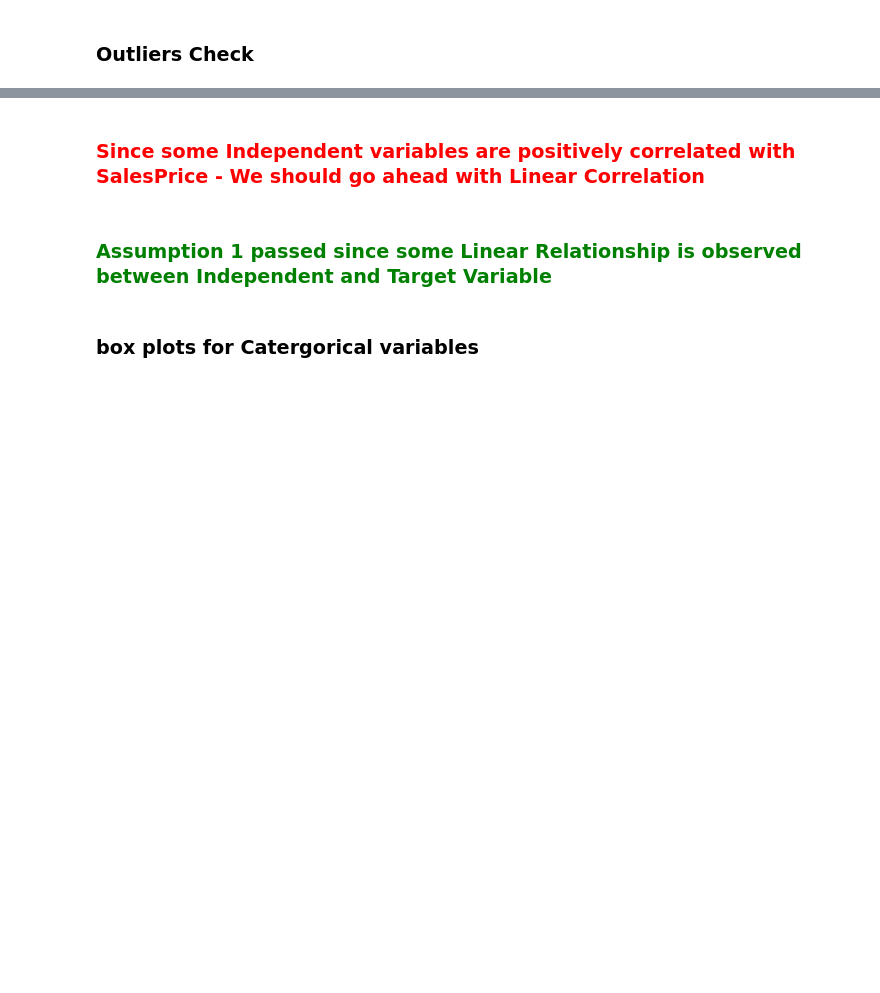
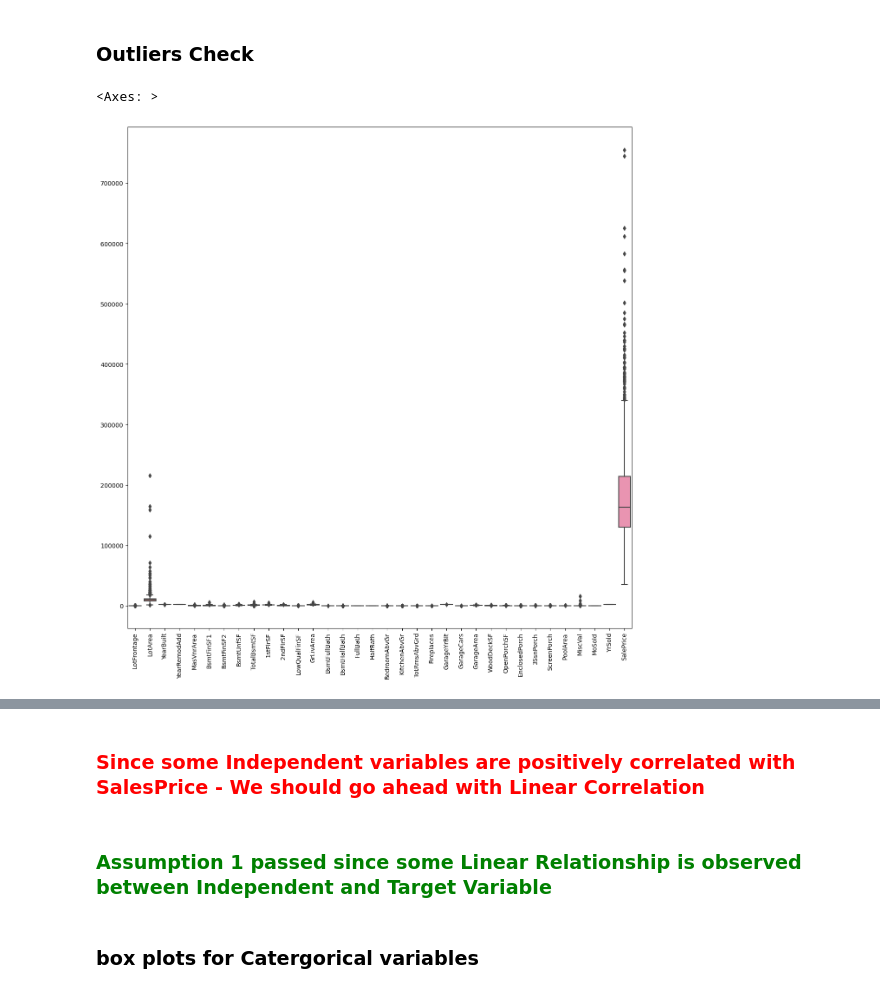
Before and after one commit to Gurupreet1111/AdvancedRegression, a Jupyter notebook: AdvanceRegressionAssignemnt.ipynb, the cells around one changed output, grey strips where cells are left out. Cells and saved outputs as stored; diff of their text form; code cells hidden in the pictures; blank space fills up the shorter version.

```diff
--- a/AdvanceRegressionAssignemnt.ipynb
+++ b/AdvanceRegressionAssignemnt.ipynb
@@ -56,7 +70,3 @@ memory usage: 924.0+ KB
 df.shape
 # %% [output]
 (1460, 81)
-# %%
-df.drop(['PoolQC','MiscFeature','Fence','Alley','FireplaceQu'], axis=1,inplace=True)
-
-# Dropping columns with Maximum NAN values
@@ -67,17 +89,23 @@ df.drop(['Id'], axis=1,inplace=True)
 #Columns with missing values
 col=['LotFrontage','MasVnrArea','GarageYrBlt']
 for i in col:
-    df[i] = df[i].fillna(df[i].mean())
+    df[i] = df[i].fillna(df[i].median())
 # %%
 col1=['MasVnrType','BsmtQual','BsmtCond','BsmtFinType1','BsmtFinType2','GarageType','GarageFinish','GarageQual','GarageCond']
 df['MasVnrType'] = df['MasVnrType'].fillna("None")
-df['BsmtQual'] = df['BsmtQual'].fillna("TA")
-df['BsmtCond'] = df['BsmtCond'].fillna("TA")
-df['BsmtFinType1'] = df['BsmtFinType1'].fillna("Unf")
-df['BsmtFinType2'] = df['BsmtFinType2'].fillna("Unf")
-df['GarageType'] = df['GarageType'].fillna("Attchd")
-df['GarageFinish'] = df['GarageFinish'].fillna("Unf")
-df['GarageQual'] = df['GarageQual'].fillna("TA")
-df['GarageCond'] = df['GarageCond'].fillna("TA")
-df['Electrical']=df['Electrical'].fillna("SBrkr")
-df['BsmtExposure']=df['BsmtExposure'].fillna('No')
+df['BsmtQual'] = df['BsmtQual'].fillna("None")
+df['BsmtCond'] = df['BsmtCond'].fillna("None")
+df['BsmtFinType1'] = df['BsmtFinType1'].fillna("None")
+df['BsmtFinType2'] = df['BsmtFinType2'].fillna("None")
+df['GarageType'] = df['GarageType'].fillna("None")
+df['GarageFinish'] = df['GarageFinish'].fillna("None")
+df['GarageQual'] = df['GarageQual'].fillna("None")
+df['GarageCond'] = df['GarageCond'].fillna("None")
+df['Electrical']=df['Electrical'].fillna("None")
+df['BsmtExposure']=df['BsmtExposure'].fillna('None')
+
+df['PoolQC']=df['PoolQC'].fillna('None')
+df['MiscFeature']=df['MiscFeature'].fillna('None')
+df['Fence']=df['Fence'].fillna('None')
+df['Alley']=df['Alley'].fillna('None')
+df['FireplaceQu']=df['FireplaceQu'].fillna('None')
@@ -110,2 +142,15 @@ df.shape #seems no redundunct data
 # %% [markdown]
 ### Outliers Check
+# %%
+## Check the boxplots to view outliers in numerical columns
+df_num = df.select_dtypes(include=['int64', 'float64'])
+df_cat = df.select_dtypes(include='object')
+
+df_cat_encoded = pd.get_dummies(df_cat, drop_first=True)
+
+plt.figure(figsize=[15,15])
+plt.xticks(rotation=90)
+sns.boxplot(data=df_num)
+# %% [output]
+<Axes: >
+[figure, added]
```
Also changed, not shown: parts of 158 cells of this notebook.
